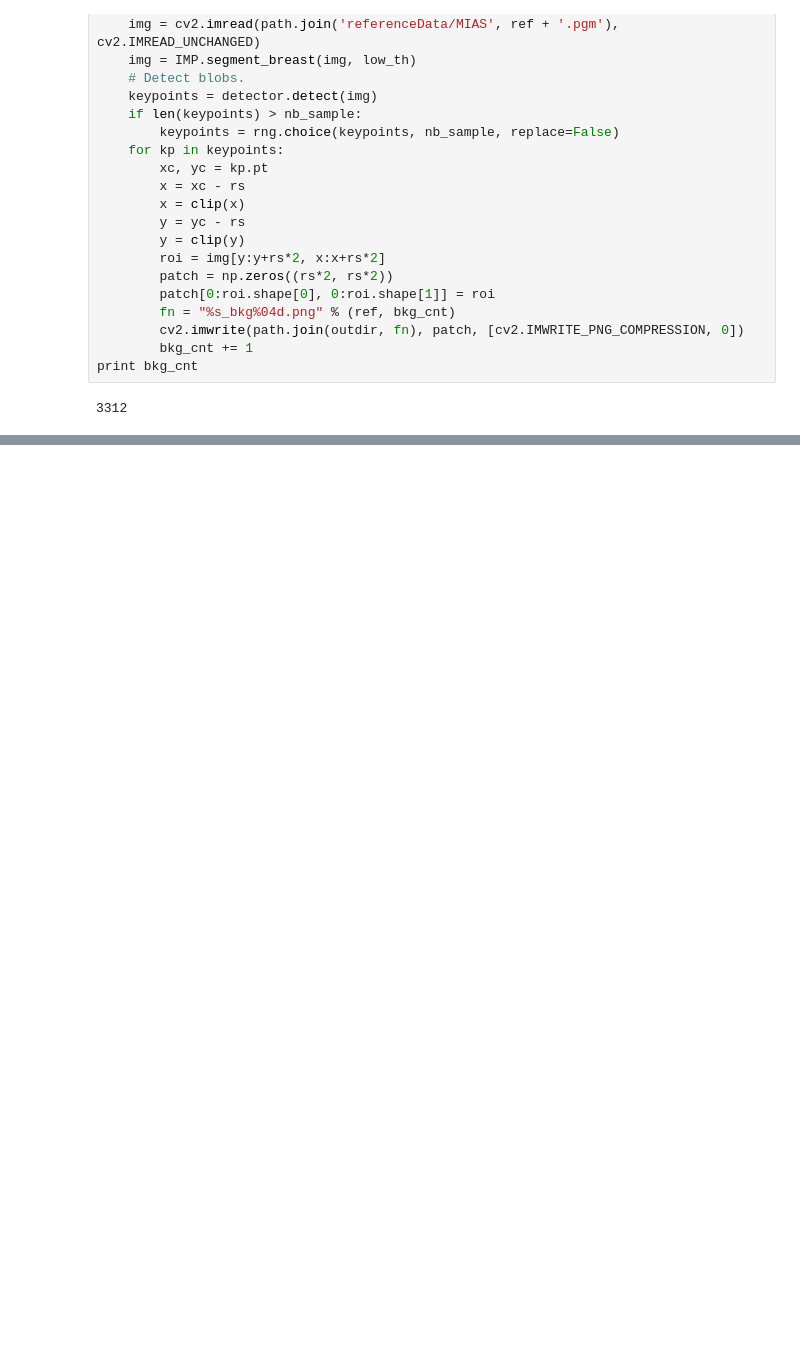
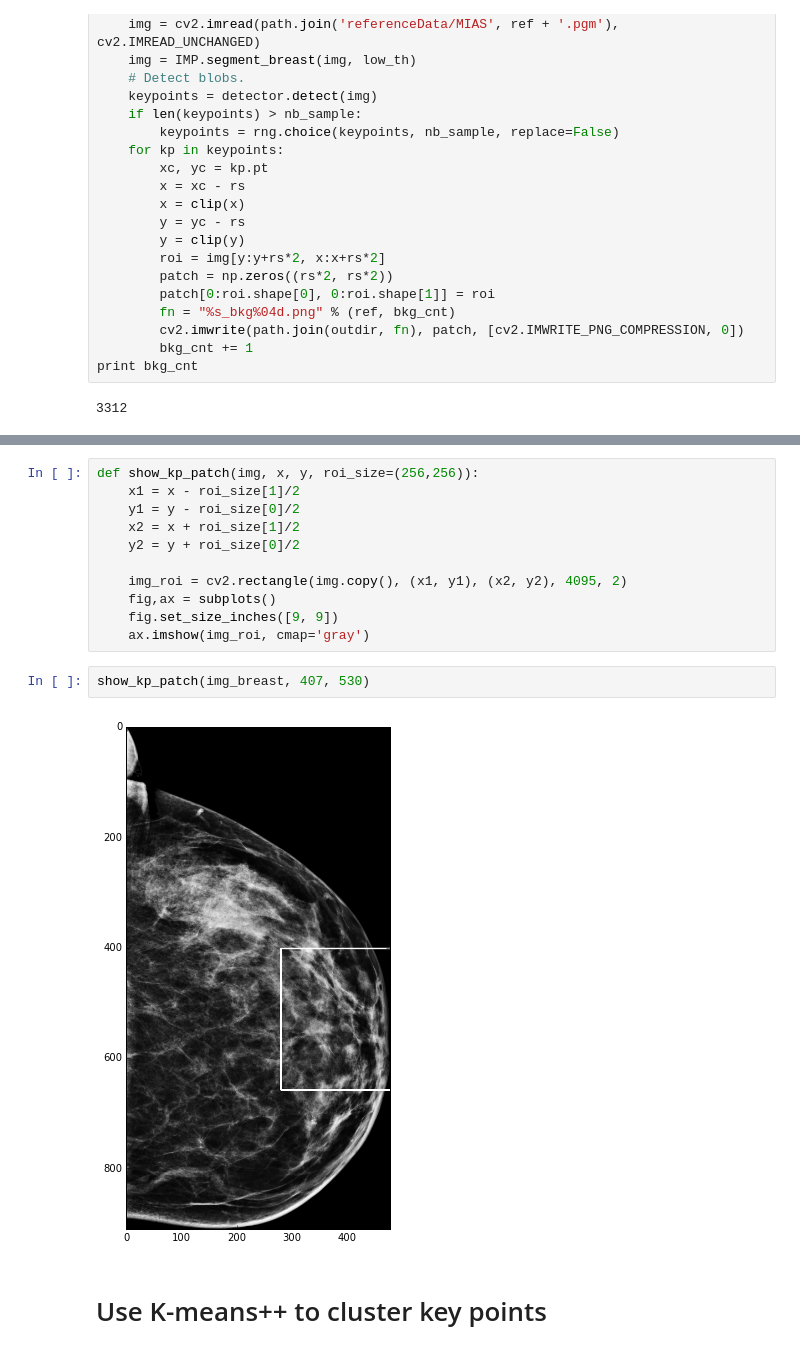
Before and after one commit to lishen/end2end-all-conv, a Jupyter notebook: MIAS.ipynb, the cells around one changed output, grey strips where cells are left out. Cells and saved outputs as stored; diff of their text form; blank space fills up the shorter version.

```diff
--- a/MIAS.ipynb
+++ b/MIAS.ipynb
@@ -469,0 +581,17 @@ print bkg_cnt
+# %%
+def show_kp_patch(img, x, y, roi_size=(256,256)):
+    x1 = x - roi_size[1]/2
+    y1 = y - roi_size[0]/2
+    x2 = x + roi_size[1]/2
+    y2 = y + roi_size[0]/2
+
+    img_roi = cv2.rectangle(img.copy(), (x1, y1), (x2, y2), 4095, 2)
+    fig,ax = subplots()
+    fig.set_size_inches([9, 9])
+    ax.imshow(img_roi, cmap='gray')
+# %%
+show_kp_patch(img_breast, 407, 530)
+# %% [output]
+[figure, added]
+# %% [markdown]
+# Use K-means++ to cluster key points
```
Also changed, not shown: parts of 26 cells of this notebook.
